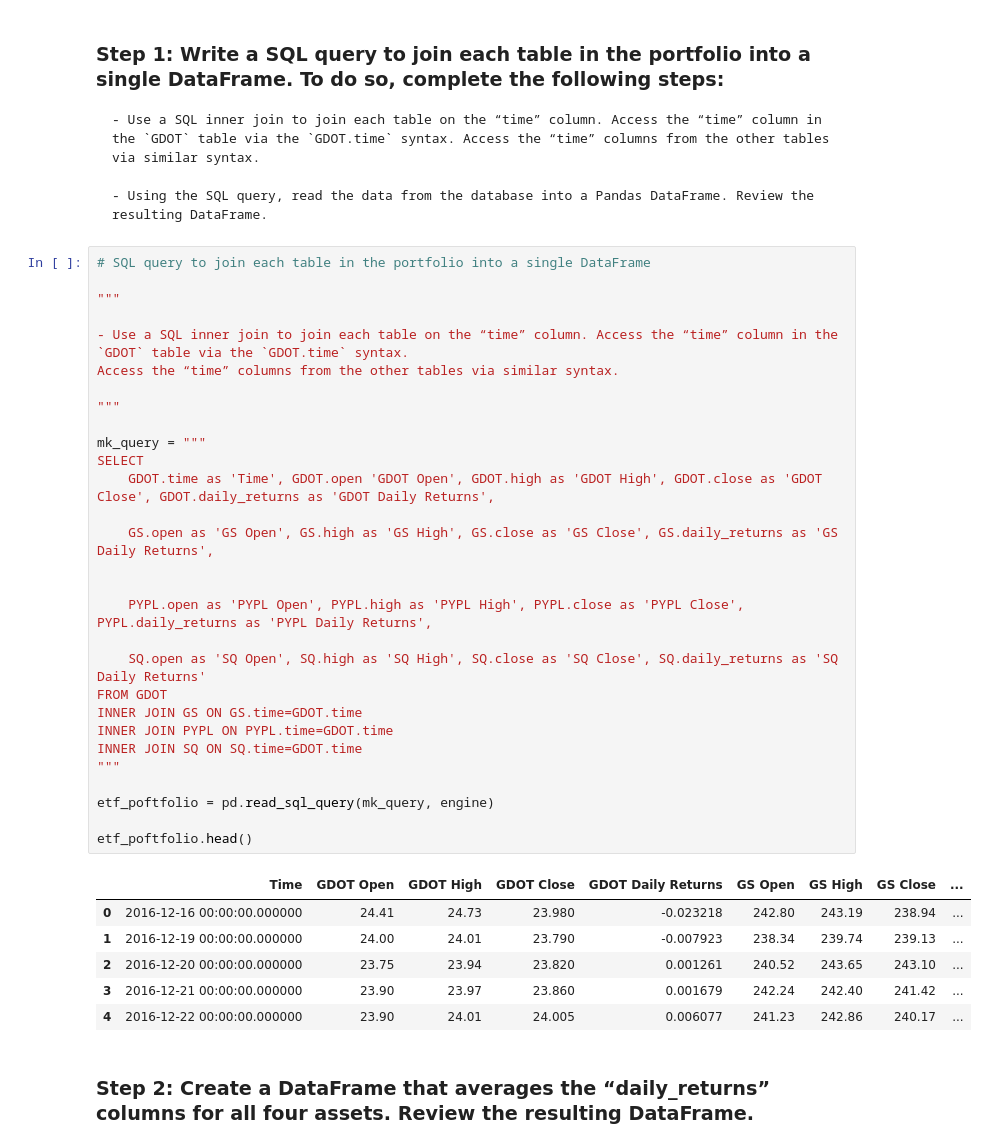
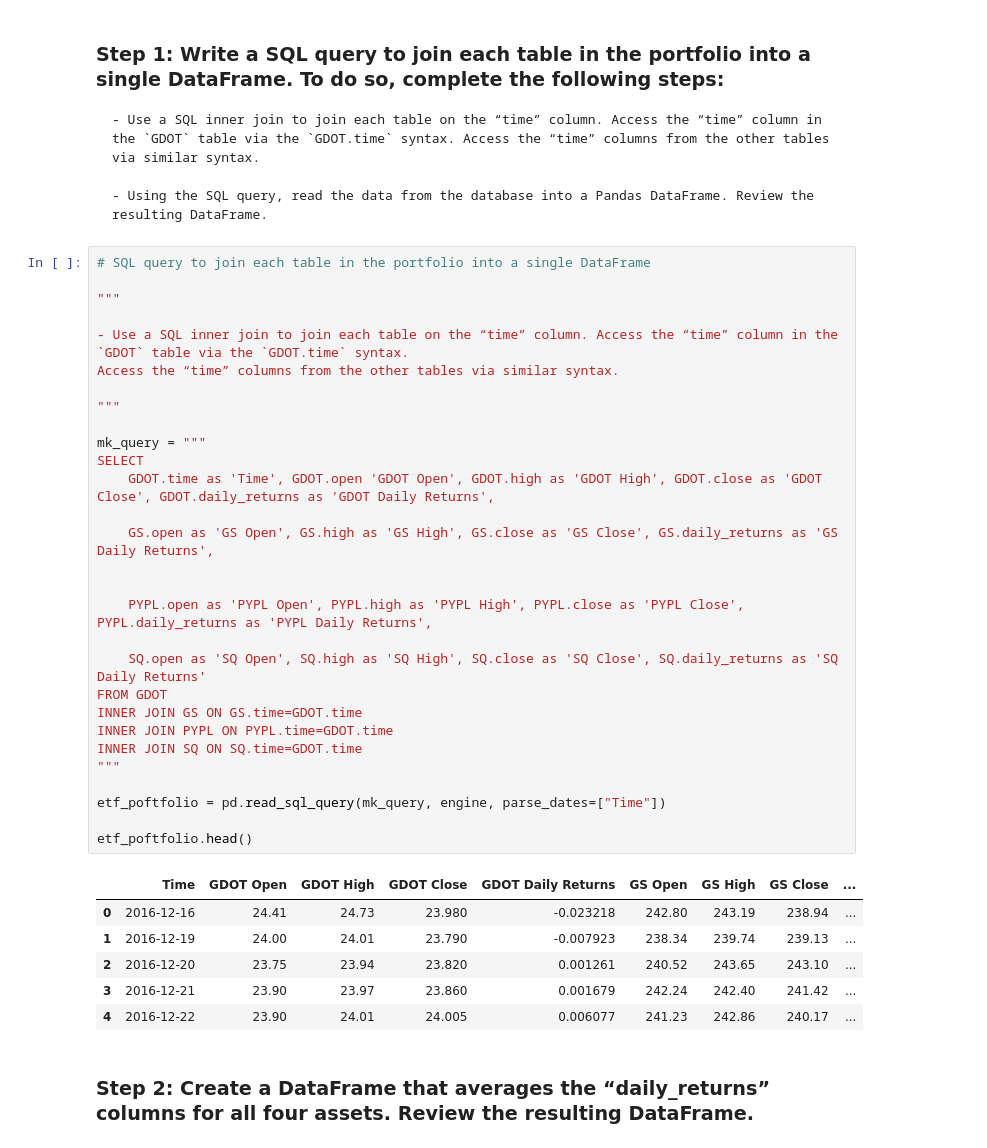
Before and after one commit to MuayThaiLegz/module_07, a Jupyter notebook: etf_analyzer.ipynb, the cells around one changed output. Saved outputs shown, nothing was run; the diff lists cells and outputs as text.

```diff
--- a/etf_analyzer.ipynb
+++ b/etf_analyzer.ipynb
@@ -383,39 +383,39 @@ Complete the following steps:
 # %%
 # SQL query to join each table in the portfolio into a single DataFrame
 
 """
 
 - Use a SQL inner join to join each table on the “time” column. Access the “time” column in the `GDOT` table via the `GDOT.time` syntax.
 Access the “time” columns from the other tables via similar syntax.
 
 """
 
 mk_query = """
 SELECT
     GDOT.time as 'Time', GDOT.open 'GDOT Open', GDOT.high as 'GDOT High', GDOT.close as 'GDOT Close', GDOT.daily_returns as 'GDOT Daily Returns',
 
     GS.open as 'GS Open', GS.high as 'GS High', GS.close as 'GS Close', GS.daily_returns as 'GS Daily Returns',
 
 
     PYPL.open as 'PYPL Open', PYPL.high as 'PYPL High', PYPL.close as 'PYPL Close', PYPL.daily_returns as 'PYPL Daily Returns',
 
     SQ.open as 'SQ Open', SQ.high as 'SQ High', SQ.close as 'SQ Close', SQ.daily_returns as 'SQ Daily Returns'
 FROM GDOT
 INNER JOIN GS ON GS.time=GDOT.time
 INNER JOIN PYPL ON PYPL.time=GDOT.time
 INNER JOIN SQ ON SQ.time=GDOT.time
 """
 
-etf_poftfolio = pd.read_sql_query(mk_query, engine)
+etf_poftfolio = pd.read_sql_query(mk_query, engine, parse_dates=["Time"])
 
 etf_poftfolio.head()
 # %% [output]
 |  | Time | GDOT Open | GDOT High | GDOT Close | GDOT Daily Returns | GS Open | GS High | GS Close | ... |
-| 0 | 2016-12-16 00:00:00.000000 | 24.41 | 24.73 | 23.980 | -0.023218 | 242.80 | 243.19 | 238.94 | ... |
-| 1 | 2016-12-19 00:00:00.000000 | 24.00 | 24.01 | 23.790 | -0.007923 | 238.34 | 239.74 | 239.13 | ... |
-| 2 | 2016-12-20 00:00:00.000000 | 23.75 | 23.94 | 23.820 | 0.001261 | 240.52 | 243.65 | 243.10 | ... |
-| 3 | 2016-12-21 00:00:00.000000 | 23.90 | 23.97 | 23.860 | 0.001679 | 242.24 | 242.40 | 241.42 | ... |
-| 4 | 2016-12-22 00:00:00.000000 | 23.90 | 24.01 | 24.005 | 0.006077 | 241.23 | 242.86 | 240.17 | ... |
+| 0 | 2016-12-16 | 24.41 | 24.73 | 23.980 | -0.023218 | 242.80 | 243.19 | 238.94 | ... |
+| 1 | 2016-12-19 | 24.00 | 24.01 | 23.790 | -0.007923 | 238.34 | 239.74 | 239.13 | ... |
+| 2 | 2016-12-20 | 23.75 | 23.94 | 23.820 | 0.001261 | 240.52 | 243.65 | 243.10 | ... |
+| 3 | 2016-12-21 | 23.90 | 23.97 | 23.860 | 0.001679 | 242.24 | 242.40 | 241.42 | ... |
+| 4 | 2016-12-22 | 23.90 | 24.01 | 24.005 | 0.006077 | 241.23 | 242.86 | 240.17 | ... |
 # %% [markdown]
 ### Step 2: Create a DataFrame that averages the “daily_returns” columns for all four assets. Review the resulting DataFrame.
 # %%
```
Also changed, not shown: parts of 6 cells of this notebook.
